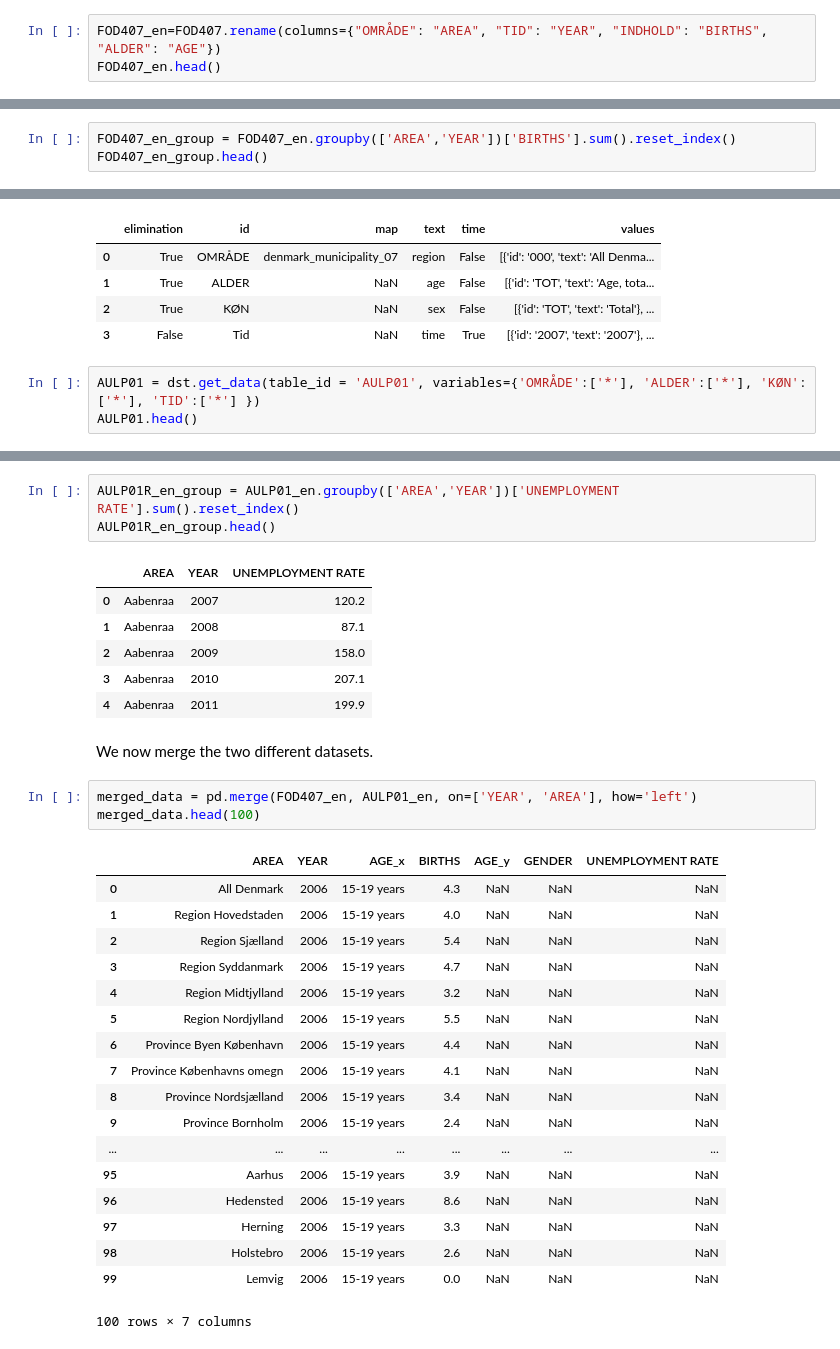
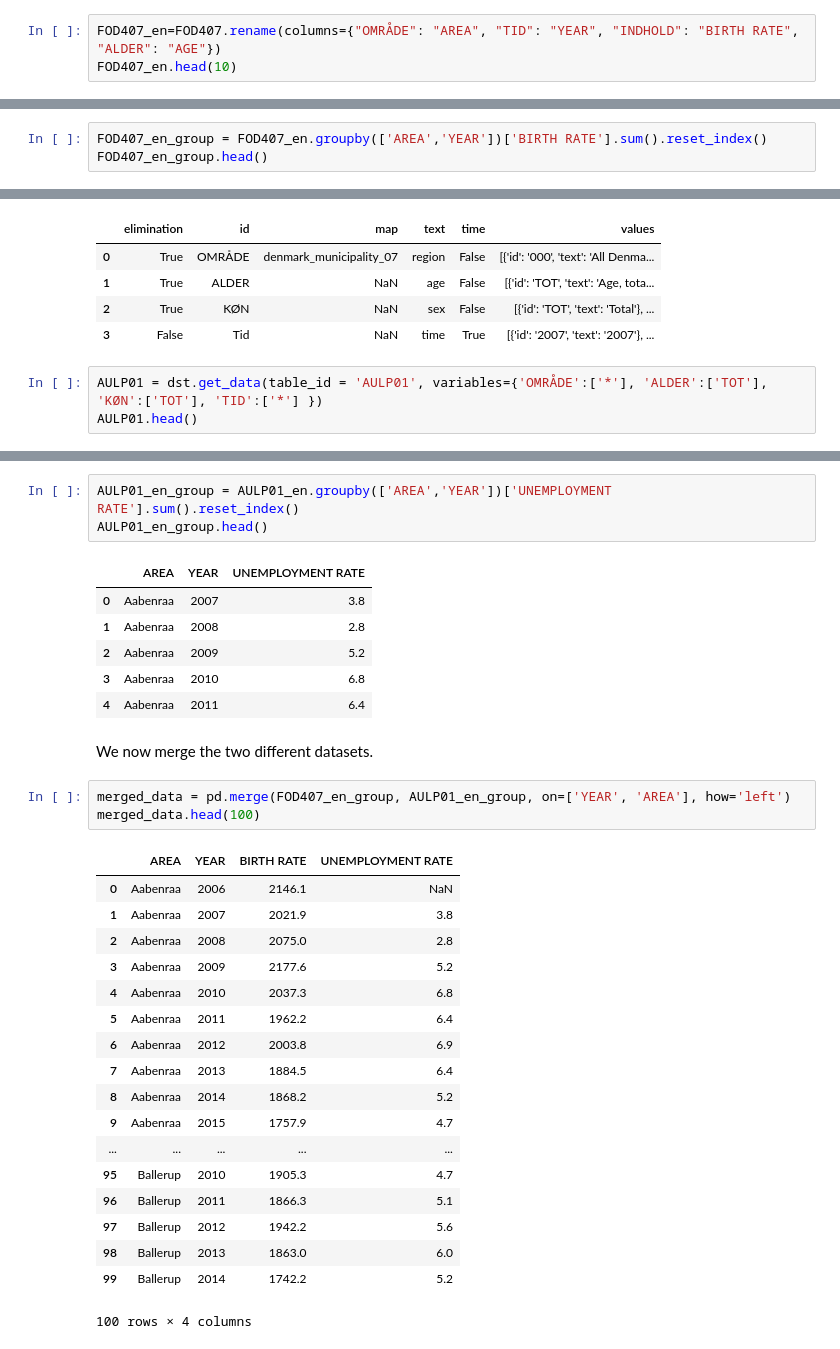
Before and after one commit to MathiasNymand/projects-2019-team-spirit, a Jupyter notebook: dataproject/dataproject22.ipynb, the cells around one changed output, grey strips where cells are left out. Saved outputs shown, nothing was run; the diff lists cells and outputs as text.

```diff
--- a/dataproject/dataproject22.ipynb
+++ b/dataproject/dataproject22.ipynb
@@ -96,4 +85,4 @@ FOD407.sort_values(by=['OMRÅDE'], ascending=False)
 # %%
-FOD407_en=FOD407.rename(columns={"OMRÅDE": "AREA", "TID": "YEAR", "INDHOLD": "BIRTHS", "ALDER": "AGE"})
-FOD407_en.head()
+FOD407_en=FOD407.rename(columns={"OMRÅDE": "AREA", "TID": "YEAR", "INDHOLD": "BIRTH RATE", "ALDER": "AGE"})
+FOD407_en.head(10)
 # %% [output]
@@ -106,4 +100,4 @@ FOD407_en.head()
 # %%
-FOD407_en_group = FOD407_en.groupby(['AREA','YEAR'])['BIRTHS'].sum().reset_index()
+FOD407_en_group = FOD407_en.groupby(['AREA','YEAR'])['BIRTH RATE'].sum().reset_index()
 FOD407_en_group.head()
 # %% [output]
@@ -169,5 +140,5 @@ AULP01_vars
 | 2 | True | KØN | NaN | sex | False | [{'id': 'TOT', 'text': 'Total'}, ... |
 | 3 | False | Tid | NaN | time | True | [{'id': '2007', 'text': '2007'}, ... |
 # %%
-AULP01 = dst.get_data(table_id = 'AULP01', variables={'OMRÅDE':['*'], 'ALDER':['*'], 'KØN':['*'], 'TID':['*'] })
+AULP01 = dst.get_data(table_id = 'AULP01', variables={'OMRÅDE':['*'], 'ALDER':['TOT'], 'KØN':['TOT'], 'TID':['*'] })
 AULP01.head()
@@ -185,34 +164,34 @@ AULP01_en.head()
 # %%
-AULP01R_en_group = AULP01_en.groupby(['AREA','YEAR'])['UNEMPLOYMENT RATE'].sum().reset_index()
-AULP01R_en_group.head()
+AULP01_en_group = AULP01_en.groupby(['AREA','YEAR'])['UNEMPLOYMENT RATE'].sum().reset_index()
+AULP01_en_group.head()
 # %% [output]
 |  | AREA | YEAR | UNEMPLOYMENT RATE |
-| 0 | Aabenraa | 2007 | 120.2 |
-| 1 | Aabenraa | 2008 | 87.1 |
-| 2 | Aabenraa | 2009 | 158.0 |
-| 3 | Aabenraa | 2010 | 207.1 |
-| 4 | Aabenraa | 2011 | 199.9 |
+| 0 | Aabenraa | 2007 | 3.8 |
+| 1 | Aabenraa | 2008 | 2.8 |
+| 2 | Aabenraa | 2009 | 5.2 |
+| 3 | Aabenraa | 2010 | 6.8 |
+| 4 | Aabenraa | 2011 | 6.4 |
 # %% [markdown]
 We now merge the two different datasets.
 # %%
-merged_data = pd.merge(FOD407_en, AULP01_en, on=['YEAR', 'AREA'], how='left')
+merged_data = pd.merge(FOD407_en_group, AULP01_en_group, on=['YEAR', 'AREA'], how='left')
 merged_data.head(100)
 # %% [output]
-|  | AREA | YEAR | AGE_x | BIRTHS | AGE_y | GENDER | UNEMPLOYMENT RATE |
-| 0 | All Denmark | 2006 | 15-19 years | 4.3 | NaN | NaN | NaN |
-| 1 | Region Hovedstaden | 2006 | 15-19 years | 4.0 | NaN | NaN | NaN |
-| 2 | Region Sjælland | 2006 | 15-19 years | 5.4 | NaN | NaN | NaN |
-| 3 | Region Syddanmark | 2006 | 15-19 years | 4.7 | NaN | NaN | NaN |
-| 4 | Region Midtjylland | 2006 | 15-19 years | 3.2 | NaN | NaN | NaN |
-| 5 | Region Nordjylland | 2006 | 15-19 years | 5.5 | NaN | NaN | NaN |
-| 6 | Province Byen København | 2006 | 15-19 years | 4.4 | NaN | NaN | NaN |
-| 7 | Province Københavns omegn | 2006 | 15-19 years | 4.1 | NaN | NaN | NaN |
-| 8 | Province Nordsjælland | 2006 | 15-19 years | 3.4 | NaN | NaN | NaN |
-| 9 | Province Bornholm | 2006 | 15-19 years | 2.4 | NaN | NaN | NaN |
-| ... | ... | ... | ... | ... | ... | ... | ... |
-| 95 | Aarhus | 2006 | 15-19 years | 3.9 | NaN | NaN | NaN |
-| 96 | Hedensted | 2006 | 15-19 years | 8.6 | NaN | NaN | NaN |
-| 97 | Herning | 2006 | 15-19 years | 3.3 | NaN | NaN | NaN |
-| 98 | Holstebro | 2006 | 15-19 years | 2.6 | NaN | NaN | NaN |
-| 99 | Lemvig | 2006 | 15-19 years | 0.0 | NaN | NaN | NaN |
+|  | AREA | YEAR | BIRTH RATE | UNEMPLOYMENT RATE |
+| 0 | Aabenraa | 2006 | 2146.1 | NaN |
+| 1 | Aabenraa | 2007 | 2021.9 | 3.8 |
+| 2 | Aabenraa | 2008 | 2075.0 | 2.8 |
+| 3 | Aabenraa | 2009 | 2177.6 | 5.2 |
+| 4 | Aabenraa | 2010 | 2037.3 | 6.8 |
+| 5 | Aabenraa | 2011 | 1962.2 | 6.4 |
+| 6 | Aabenraa | 2012 | 2003.8 | 6.9 |
+| 7 | Aabenraa | 2013 | 1884.5 | 6.4 |
+| 8 | Aabenraa | 2014 | 1868.2 | 5.2 |
+| 9 | Aabenraa | 2015 | 1757.9 | 4.7 |
+| ... | ... | ... | ... | ... |
+| 95 | Ballerup | 2010 | 1905.3 | 4.7 |
+| 96 | Ballerup | 2011 | 1866.3 | 5.1 |
+| 97 | Ballerup | 2012 | 1942.2 | 5.6 |
+| 98 | Ballerup | 2013 | 1863.0 | 6.0 |
+| 99 | Ballerup | 2014 | 1742.2 | 5.2 |
-100 rows × 7 columns
+100 rows × 4 columns
```
Also changed, not shown: parts of 23 cells of this notebook.
